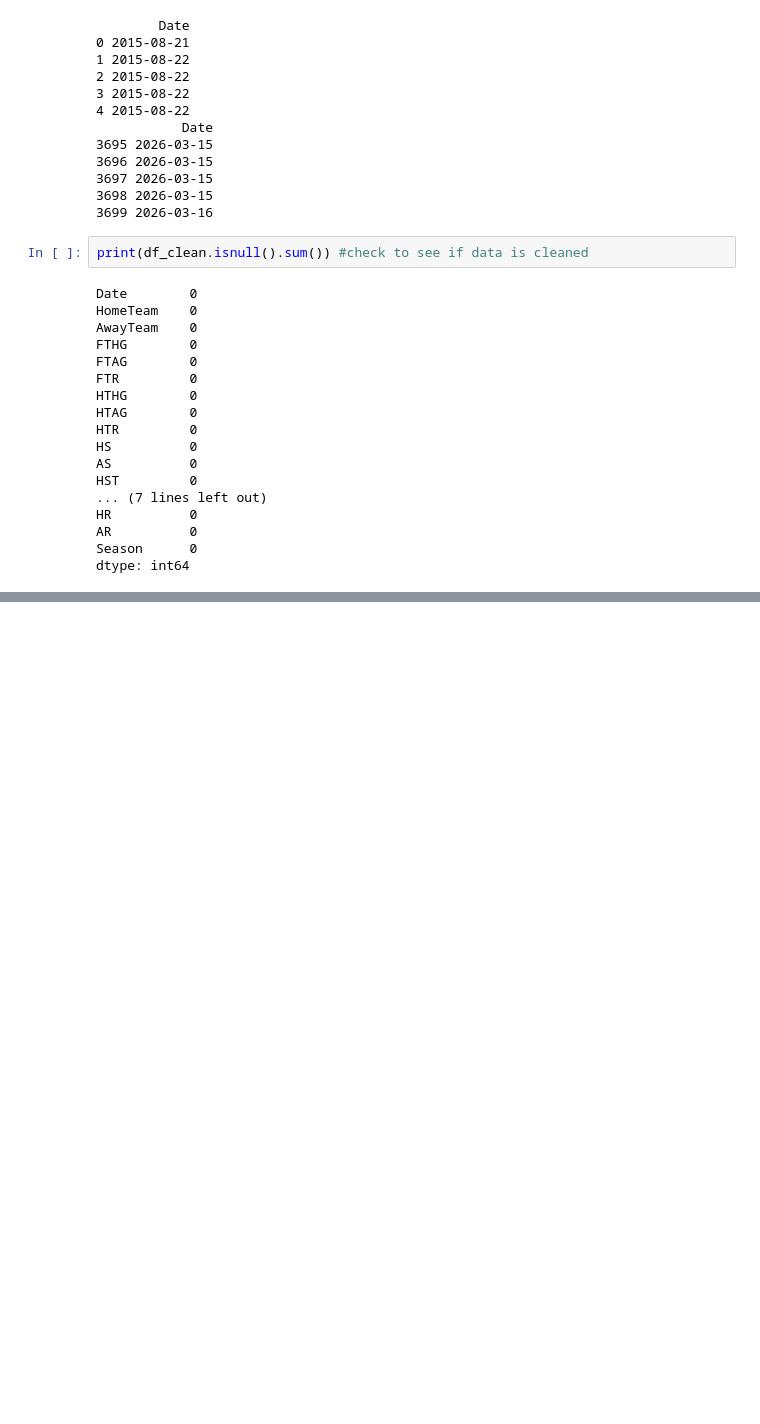
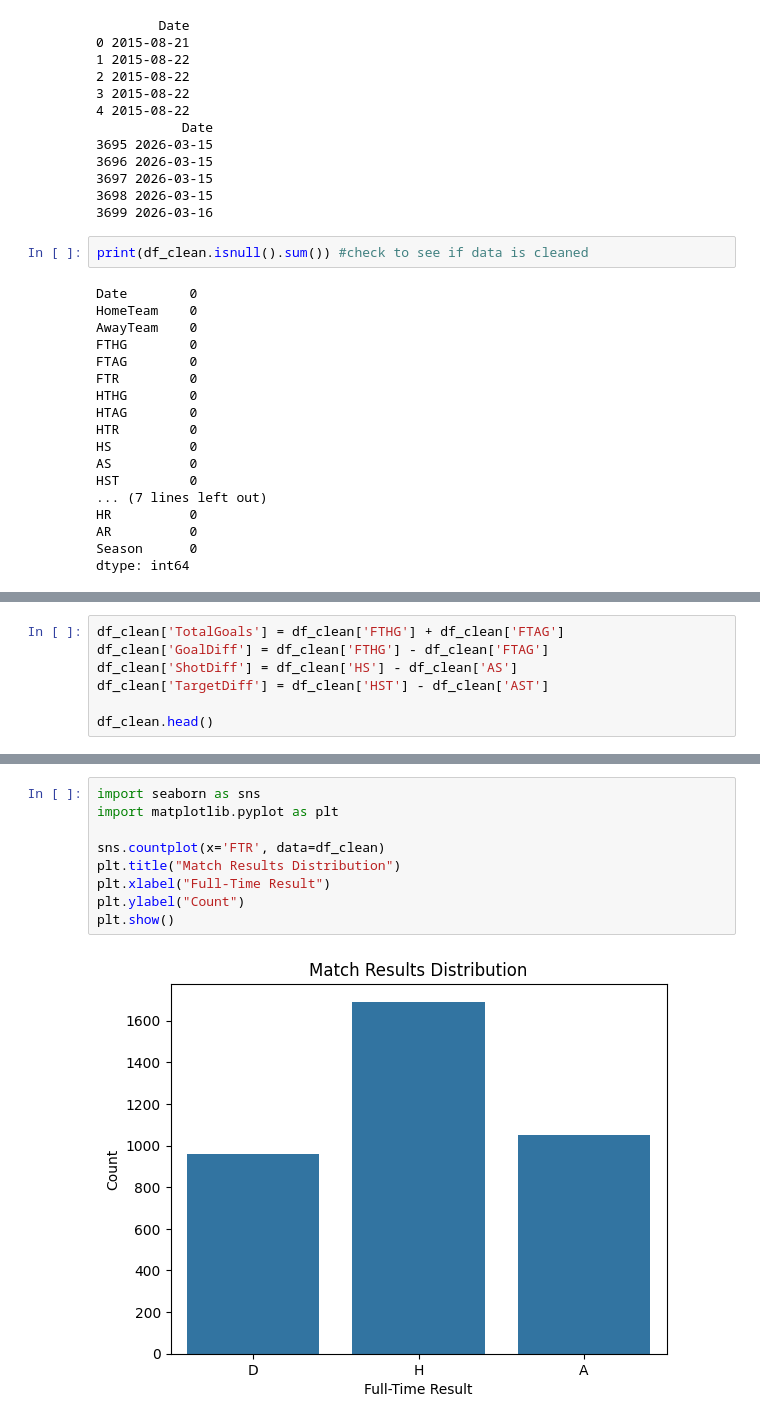
Before and after one commit to kamarrk/CMPT391Project2, a Jupyter notebook: analysis.ipynb, the cells around one changed output, grey strips where cells are left out. Drawn from its saved outputs; the diff is of its cells as text; blank space fills up the shorter version.

```diff
--- a/analysis.ipynb
+++ b/analysis.ipynb
@@ -174,0 +223,7 @@ df_clean.head(50)
+# %%
+df_clean['TotalGoals'] = df_clean['FTHG'] + df_clean['FTAG']
+df_clean['GoalDiff'] = df_clean['FTHG'] - df_clean['FTAG']
+df_clean['ShotDiff'] = df_clean['HS'] - df_clean['AS']
+df_clean['TargetDiff'] = df_clean['HST'] - df_clean['AST']
+
+df_clean.head()
@@ -174,0 +238,11 @@ df_clean.head(50)
+# %%
+import seaborn as sns
+import matplotlib.pyplot as plt
+
+sns.countplot(x='FTR', data=df_clean)
+plt.title("Match Results Distribution")
+plt.xlabel("Full-Time Result")
+plt.ylabel("Count")
+plt.show()
+# %% [output]
+[figure, added]
```
Also changed, not shown: parts of 14 cells of this notebook.
